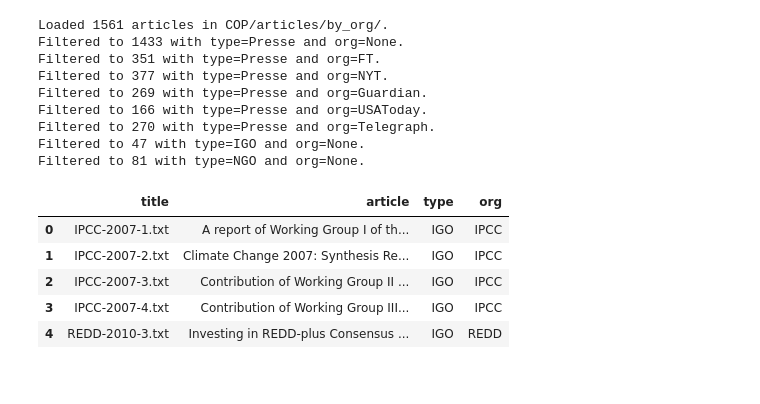
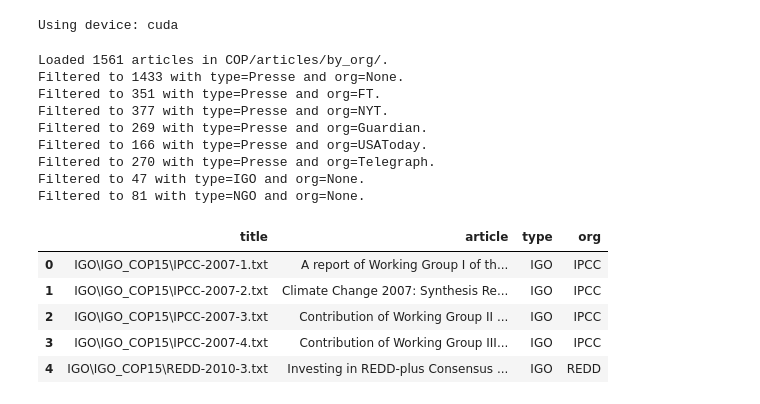
Before and after one commit to NicoOhler/wikipedia_framing_analysis, a Jupyter notebook: keyword_analysis.ipynb, the cells around one changed output. Cells and saved outputs as stored; diff of their text form; code cells hidden in the pictures.

```diff
--- a/keyword_analysis.ipynb
+++ b/keyword_analysis.ipynb
@@ -16,3 +17,15 @@ similarity_model = SentenceTransformer('paraphrase-MiniLM-L6-v2')
+# %%
+# load transformers on the GPU if available
+device = "cuda" if torch.cuda.is_available() else "cpu"
+print(f"Using device: {device}")
+
+model = SentenceTransformer("all-MiniLM-L6-v2", device=device)  # KeyBERT default model
+# keyword_model = KeyBERT('distilbert-base-nli-mean-tokens')
+# similarity_model = SentenceTransformer("paraphrase-MiniLM-L6-v2")
+keyword_model = KeyBERT(model)
+similarity_model = model
+# %% [output]
+Using device: cuda
 # %%
 # loading and preprocessing articles
 def get_articles_by_directory(directory):
@@ -31,6 +44,7 @@ def get_articles_by_directory(directory):
     print(f"Loaded {len(articles)} articles in {directory}.")
     return articles, article_paths
 
+
 def tokenize(articles):
     tokenized_articles = []
     for article in articles:
@@ -42,6 +56,7 @@ def tokenize(articles):
     # print(f"Tokenized {len(articles)} articles.")
     return tokenized_articles
 
+
 def get_type(path):
     if "Presse" in path:
         return "Presse"
@@ -51,10 +66,13 @@ def get_type(path):
         return "IGO"
     assert False, f"Could not determine type of article: {path}"
 
+
 def get_org(path):
-    path = path.split("/")[-1] # remove everything before the last slash
-    path = path.split("-")[0] # remove everything after the first hyphen
+    # path = path.split("/")[-1]  # remove everything before the last slash
+    path = path.split("\\")[-1]  # remove everything before the last slash
+    path = path.split("-")[0]  # remove everything after the first hyphen
     return path
+
 
 def generate_article_df(directory):
     articles, article_paths = get_articles_by_directory(directory)
@@ -66,11 +84,12 @@ def generate_article_df(directory):
 
     return pd.DataFrame({"title": titles, "article": articles, "type": types, "org": orgs})
 
+
 def filter_df(df, type=None, org=None):
     if type is not None:
-        df = df[df['type'] == type]
+        df = df[df["type"] == type]
     if org is not None:
-        df = df[df['org'] == org]
+        df = df[df["org"] == org]
     print(f"Filtered to {len(df)} with type={type} and org={org}.")
     return df
 # %%
@@ -174,27 +198,39 @@ def keyword_analysis(df, title):
 # %%
 articles_df = generate_article_df("COP/articles/by_org/")
 presse_df = filter_df(articles_df, type="Presse")
 presse_ft_df = filter_df(presse_df, type="Presse", org="FT")
 presse_nyt_df = filter_df(presse_df, type="Presse", org="NYT")
 presse_guardian_df = filter_df(presse_df, type="Presse", org="Guardian")
 presse_usatoday_df = filter_df(presse_df, type="Presse", org="USAToday")
 presse_telegraph_df = filter_df(presse_df, type="Presse", org="Telegraph")
 igo_df = filter_df(articles_df, type="IGO")
 ngo_df = filter_df(articles_df, type="NGO")
+
+dfs = {
+    "IGO": igo_df,
+    "NGO": ngo_df,
+    "Presse FT": presse_ft_df,
+    "Presse NYT": presse_nyt_df,
+    "Presse Guardian": presse_guardian_df,
+    "Presse USAToday": presse_usatoday_df,
+    "Presse Telegraph": presse_telegraph_df,
+    "Presse": presse_df,
+}
+
 articles_df.head()
 # %% [output]
 Loaded 1561 articles in COP/articles/by_org/.
 Filtered to 1433 with type=Presse and org=None.
 Filtered to 351 with type=Presse and org=FT.
 Filtered to 377 with type=Presse and org=NYT.
 Filtered to 269 with type=Presse and org=Guardian.
 Filtered to 166 with type=Presse and org=USAToday.
 Filtered to 270 with type=Presse and org=Telegraph.
 Filtered to 47 with type=IGO and org=None.
 Filtered to 81 with type=NGO and org=None.
 |  | title | article | type | org |
-| 0 | IPCC-2007-1.txt | A report of Working Group I of th... | IGO | IPCC |
-| 1 | IPCC-2007-2.txt | Climate Change 2007: Synthesis Re... | IGO | IPCC |
-| 2 | IPCC-2007-3.txt | Contribution of Working Group II ... | IGO | IPCC |
-| 3 | IPCC-2007-4.txt | Contribution of Working Group III... | IGO | IPCC |
-| 4 | REDD-2010-3.txt | Investing in REDD-plus Consensus ... | IGO | REDD |
+| 0 | IGO\IGO_COP15\IPCC-2007-1.txt | A report of Working Group I of th... | IGO | IPCC |
+| 1 | IGO\IGO_COP15\IPCC-2007-2.txt | Climate Change 2007: Synthesis Re... | IGO | IPCC |
+| 2 | IGO\IGO_COP15\IPCC-2007-3.txt | Contribution of Working Group II ... | IGO | IPCC |
+| 3 | IGO\IGO_COP15\IPCC-2007-4.txt | Contribution of Working Group III... | IGO | IPCC |
+| 4 | IGO\IGO_COP15\REDD-2010-3.txt | Investing in REDD-plus Consensus ... | IGO | REDD |
```
Also changed, not shown: parts of 13 cells of this notebook, 26 other files.
